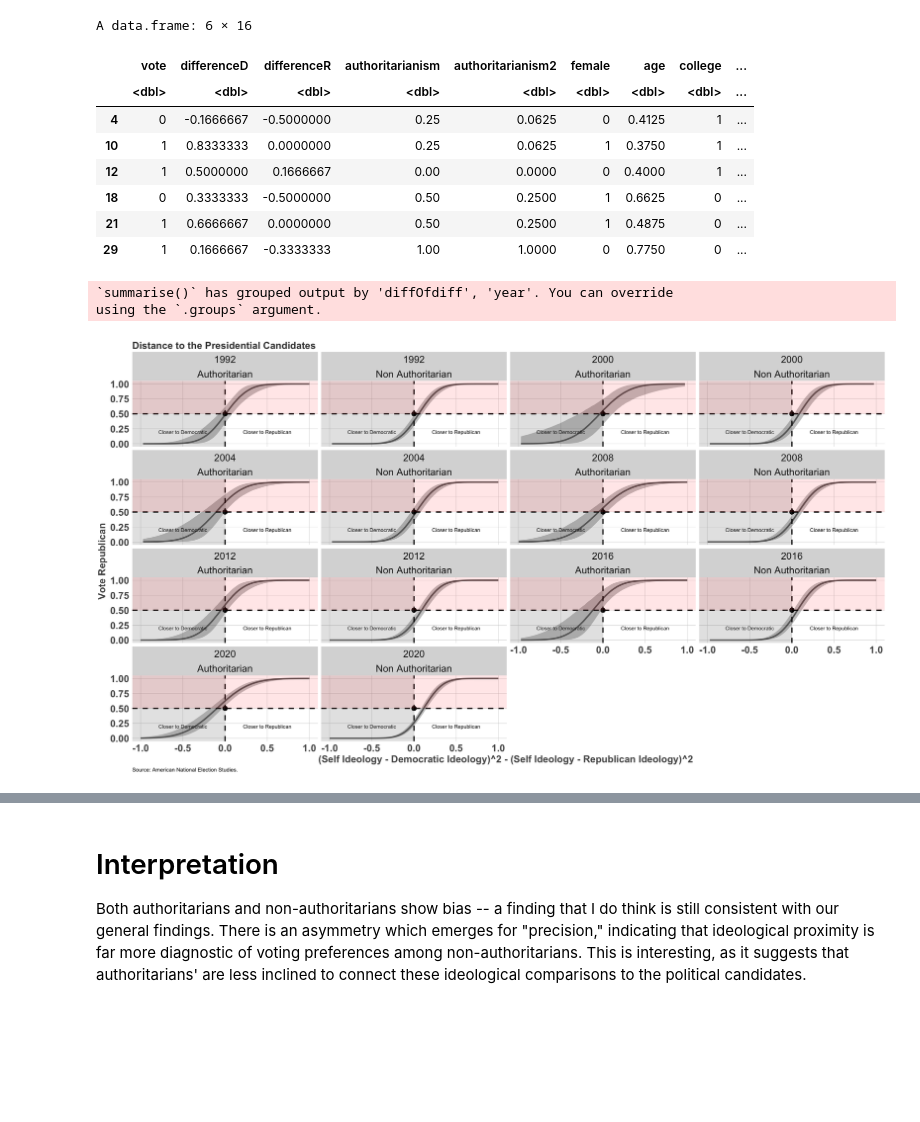
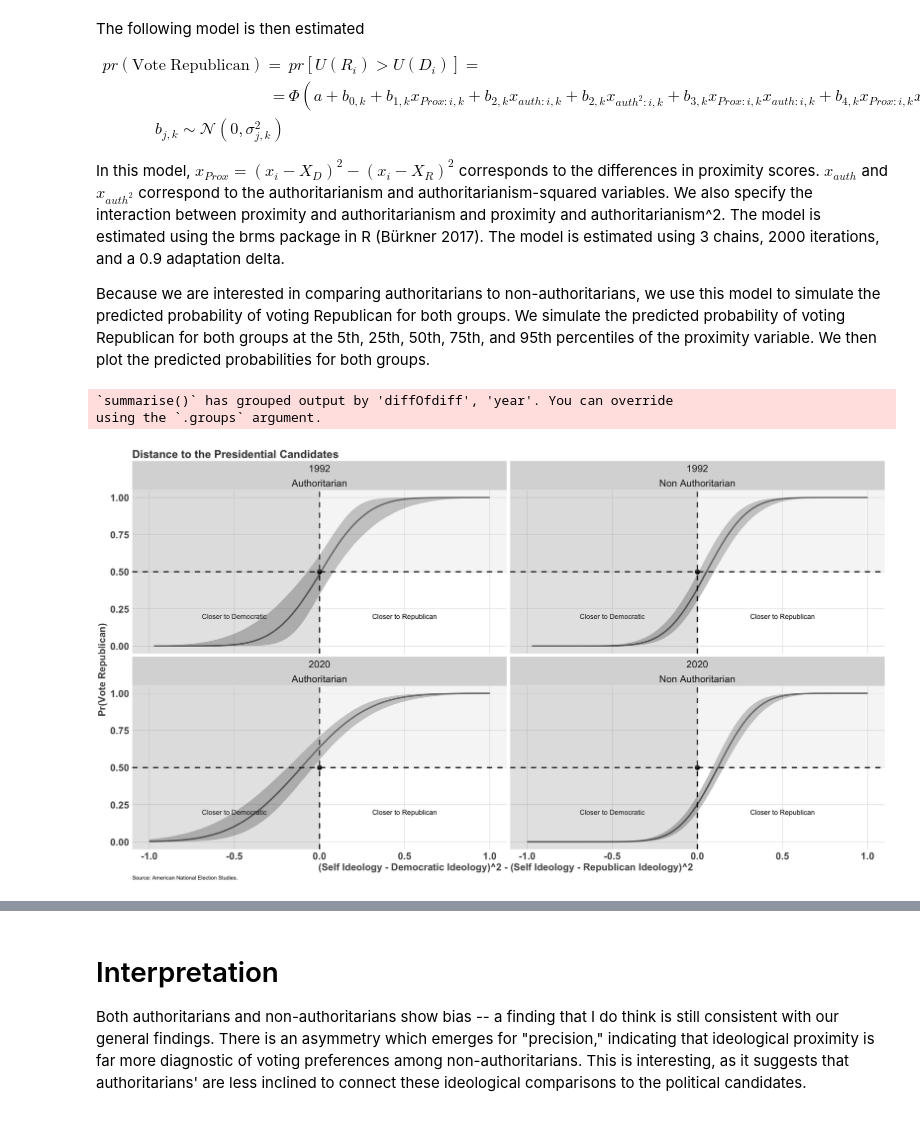
Before and after one commit to crweber9874/Authoritarianism_V2, a Jupyter notebook: Chapter Analysis/Chapter 9 Analysis/distance.ipynb, the cells around one changed output, grey strips where cells are left out. Drawn from its saved outputs; the diff is of its cells as text; code cells hidden in the pictures; blank space fills up the shorter version.

Commit message:
# Chapter 9 updates

```diff
--- a/Chapter Analysis/Chapter 9 Analysis/distance.ipynb
+++ b/Chapter Analysis/Chapter 9 Analysis/distance.ipynb
@@ -179,3 +230,18 @@ ggplot(data = data.frame(x = x, y = y1, y2 = y2), aes(x = x, y = y)) +
+# %% [markdown]
+The following model is then estimated
+
+
+
+
+\begin{align*}
+pr(\mathrm{Vote \; Republican}) =& pr[U(R_i) > U(D_i)]=\\
+  =& \Phi(a + b_{0,k} + b_{1,k} x_{Prox: i, k} +  b_{2, k}x_{auth: i, k} +  b_{2, k}x_{auth^2: i, k} +  b_{3, k}x_{Prox: i, k}x_{auth: i, k}+  b_{4, k}x_{Prox: i, k}x_{auth^2: i, k})\\
+b_{j,k} \sim \mathcal{N}(0, \sigma^2_{j,k})
+ \end{align*}
+
+In this model, $x_{Prox} = (x_i - X_D)^2 - (x_i - X_R)^2$ corresponds to the differences in proximity scores. $x_{auth}$ and $x_{auth^2}$ correspond to the authoritarianism and authoritarianism-squared variables. We also specify the interaction between proximity and authoritarianism and proximity and authoritarianism^2. The model is estimated using the brms package in R (Bürkner 2017). The model is estimated using 3 chains, 2000 iterations, and a 0.9 adaptation delta.
+
+Because we are interested in comparing authoritarians to non-authoritarians, we use this model to simulate the predicted probability of voting Republican for both groups. We simulate the predicted probability of voting Republican for both groups at the 5th, 25th, 50th, 75th, and 95th percentiles of the proximity variable. We then plot the predicted probabilities for both groups.
 # %%
 options(repr.plot.width = 18, repr.plot.height = 10)
 
@@ -190,8 +256,8 @@ library(ggplot2)
 library(dplyr)
 library(cowplot)
 library(metR)
-load("/Users/Chris/Dropbox/github_repos/Authoritarianism_V2/authoritarianism_replication_docker/Chapter Analysis/Chapter9/spatialModel.rda")
-my_list[["data"]] %>% head()
+
+load("/Users/Chris/AuthoritarianismBookProject_FedericoFeldmanWeber/Chapter Analysis/Chapter 9 Analysis/ch9models.rda")
 
 ggtheme <- theme(
   plot.title = element_text(face = "bold", hjust = 0, vjust = 0, colour = "#3C3C3C", size = 20),
@@ -207,15 +273,13 @@ ggtheme <- theme(
   legend.title = element_text(size = 16)
 )
 
-my_list[["data"]] %>%
+ch9models[["spatialDat"]] %>%
   group_by(year) %>%
   data_grid(
     diffOfdiff = seq_range(diffOfdiff, 100),
-    authoritarianism = seq_range(authoritarianism, n = 2),
-    female = mean(female), age = mean(age), college = mean(college), income = mean(income), catholic = mean(catholic), jewish = mean(jewish), other = mean(other)
-  ) %>%
+    authoritarianism = seq_range(authoritarianism, n = 2)) %>%
   mutate(authoritarianism2 = authoritarianism * authoritarianism) %>%
-  add_epred_draws(my_list[["model"]]) %>%
+  add_epred_draws(ch9models[["spatialModel"]]) %>%
   mutate(probability = .epred) %>%
   group_by(diffOfdiff, year, authoritarianism) %>%
   summarize(
@@ -224,49 +288,41 @@ my_list[["data"]] %>%
     max = quantile(probability, prob = 0.975)
   ) %>%
   mutate("Authoritarianism" = ifelse(authoritarianism == 0, "Non Authoritarian", "Authoritarian")) %>%
+  filter(year == 1992 | year ==2020) %>%
   ggplot(aes(ymin = min, ymax = max, x = diffOfdiff, y = mean)) +
-  facet_wrap(~ year + Authoritarianism, ncol = 4) +
+  facet_wrap(~ year + Authoritarianism, ncol = 2) +
   geom_line(size = 1.2, alpha = 0.60) +
   geom_ribbon(alpha = 0.3) +
   ggtitle("Distance to the Presidential Candidates") +
-  ylab("Vote Republican") +
+  ylab("Pr(Vote Republican)") +
   xlab("Year") +
   ggtheme +
   # Change the y axis limits from 0 to 0.8
   # scale_y_continuous(limits = c(.3, 0.8)) +
   # Add a caption
   labs(caption = "Source: American National Election Studies.") +
   # alignt he caption to the left
   theme(plot.caption = element_text(hjust = 0)) +
   # Make the title smaller, and the second line should be smaller than the first
-  theme(plot.title = element_text(size = 16, lineheight = 0.9)) +
+  theme(plot.title = element_text(size = 18, lineheight = 0.9)) +
   # plot a horizontal line at 0.5
   geom_hline(yintercept = 0.5, linetype = "dashed", color = "black", size = 1) +
   # plot a vertical line at 0
   geom_vline(xintercept = 0, linetype = "dashed", color = "black", size = 1) +
   # add a dot where the line crosses the y intercept
   geom_point(aes(x = 0, y = 0.5), size = 3, color = "black") +
   xlab("(Self Ideology - Democratic Ideology)^2 - (Self Ideology - Republican Ideology)^2  ") +
   # shade everything to the left of the vertical line, light gray
   annotate("rect", xmin = -Inf, xmax = 0, ymin = -Inf, ymax = Inf, alpha = 0.1, fill = "black") +
   # label the shaded area "Closer to Democratic Candidate"
-  annotate("text", x = -0.5, y = 0.2, label = "Closer to Democratic", size = 3, color = "black") +
+  annotate("text", x = -0.5, y = 0.2, label = "Closer to Democratic", size = 4, color = "black") +
   # shade everything to the left of the vertical line, light gray
   annotate("rect", xmin = -Inf, xmax = 0, ymin = -Inf, ymax = Inf, alpha = 0.1, fill = "grey") +
   # label the shaded area "Closer to Democratic Candidate"
-  annotate("text", x = 0.5, y = 0.2, label = "Closer to Republican", size = 3, color = "black") +
+  annotate("text", x = 0.5, y = 0.2, label = "Closer to Republican", size = 4, color = "black") +
   # color everything above 0.5 as light red
-  annotate("rect", xmin = -Inf, xmax = Inf, ymin = 0.5, ymax = Inf, alpha = 0.1, fill = "red")
+  annotate("rect", xmin = -Inf, xmax = Inf, ymin = 0.5, ymax = Inf, alpha = 0.2, fill = "lightgrey")
 # %% [output]
-A data.frame: 6 × 16
+`summarise()` has grouped output by 'diffOfdiff', 'year'. You can override
+using the `.groups` argument.
-|  | vote | differenceD | differenceR | authoritarianism | authoritarianism2 | female | age | college | ... |
-|  | <dbl> | <dbl> | <dbl> | <dbl> | <dbl> | <dbl> | <dbl> | <dbl> | ... |
-| 4 | 0 | -0.1666667 | -0.5000000 | 0.25 | 0.0625 | 0 | 0.4125 | 1 | ... |
-| 10 | 1 | 0.8333333 | 0.0000000 | 0.25 | 0.0625 | 1 | 0.3750 | 1 | ... |
-| 12 | 1 | 0.5000000 | 0.1666667 | 0.00 | 0.0000 | 0 | 0.4000 | 1 | ... |
-| 18 | 0 | 0.3333333 | -0.5000000 | 0.50 | 0.2500 | 1 | 0.6625 | 0 | ... |
-| 21 | 1 | 0.6666667 | 0.0000000 | 0.50 | 0.2500 | 1 | 0.4875 | 0 | ... |
-| 29 | 1 | 0.1666667 | -0.3333333 | 1.00 | 1.0000 | 0 | 0.7750 | 0 | ... |
-`summarise()` has grouped output by 'diffOfdiff', 'year'. You can override
-using the `.groups` argument.
-[figure, old version]
+[figure, new version]
```
Also changed, not shown: parts of 12 cells of this notebook, 3 other files.
